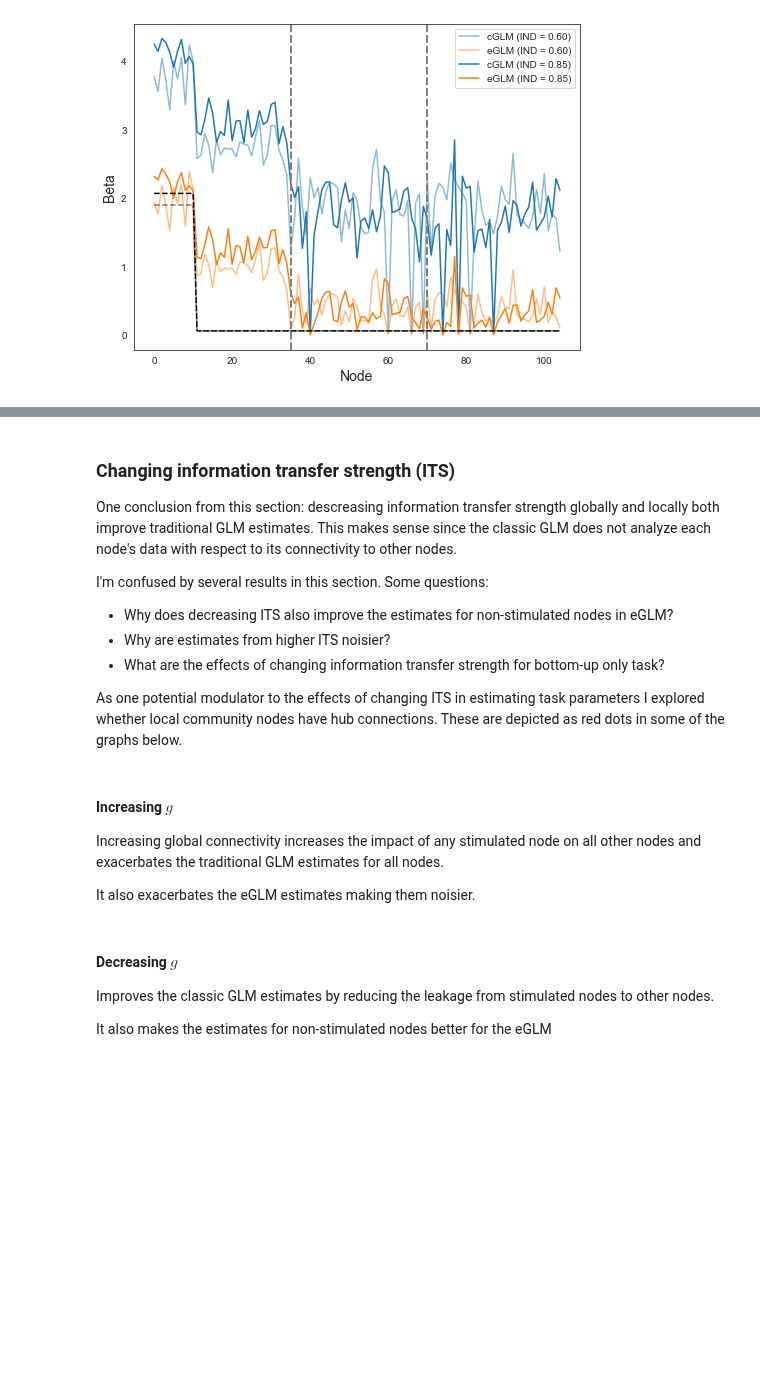
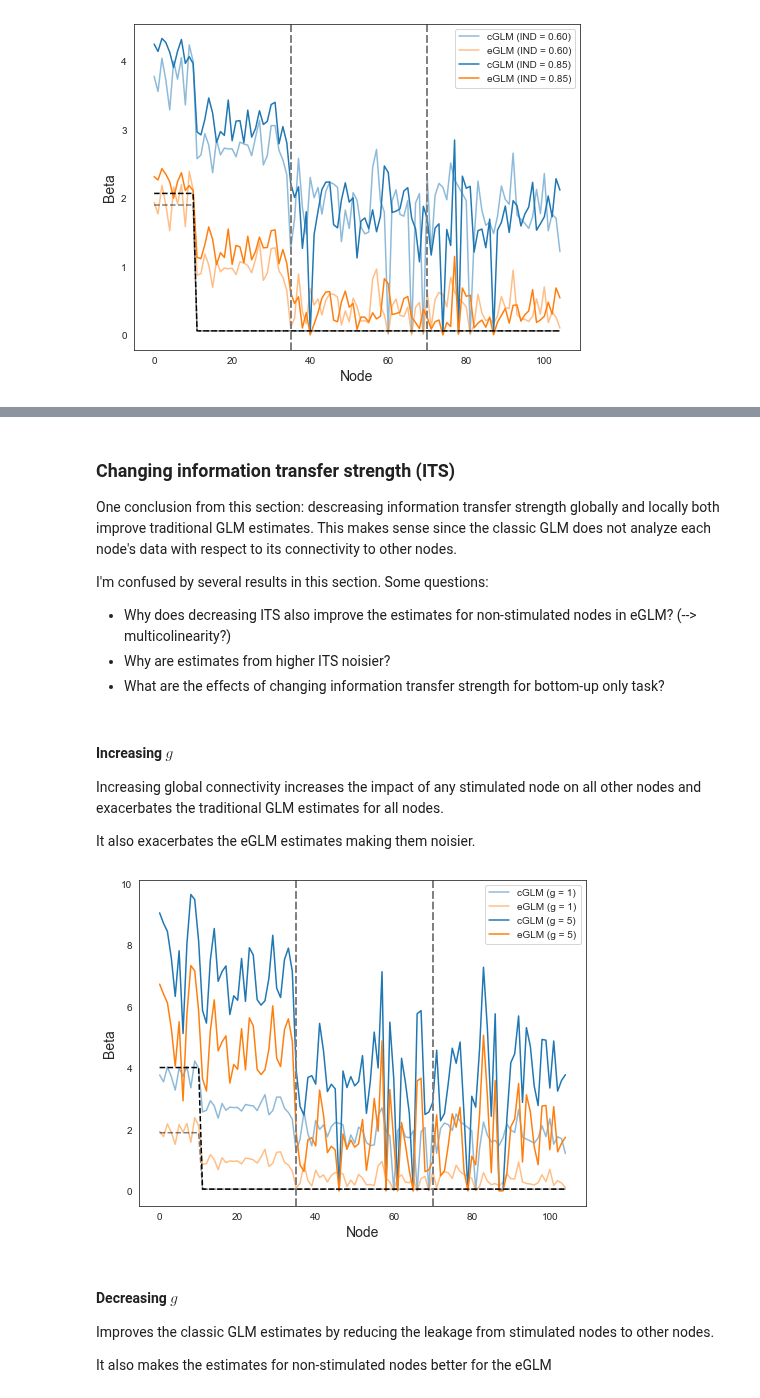
Before and after one commit to zenkavi/DevStudy_FmriNbs, a Jupyter notebook: notebooks/informationtransfermapping/TheoreticalResults/Zenkavi_Simulations/Extended_GLM_neural_network_level.ipynb, the cells around one changed output, grey strips where cells are left out. Saved outputs shown, nothing was run; the diff lists cells and outputs as text; code cells hidden in the pictures; blank space fills up the shorter version.

Commit message:
working on understanding effects of g and multicollinearity

```diff
--- a/notebooks/informationtransfermapping/TheoreticalResults/Zenkavi_Simulations/Extended_GLM_neural_network_level.ipynb
+++ b/notebooks/informationtransfermapping/TheoreticalResults/Zenkavi_Simulations/Extended_GLM_neural_network_level.ipynb
@@ -756,21 +754,21 @@ One conclusion from this section: descreasing information transfer strength glob
 
 I'm confused by several results in this section. Some questions:
 
-- Why does decreasing ITS also improve the estimates for non-stimulated nodes in eGLM?
+- Why does decreasing ITS also improve the estimates for non-stimulated nodes in eGLM? (--> multicolinearity?)
 - Why are estimates from higher ITS noisier?
 - What are the effects of changing information transfer strength for bottom-up only task?
-
-As one potential modulator to the effects of changing ITS in estimating task parameters I explored whether local community nodes have hub connections. These are depicted as red dots in some of the graphs below.
 # %% [markdown]
 #### Increasing $g$
 Increasing global connectivity increases the impact of any stimulated node on all other nodes and exacerbates the traditional GLM estimates for all nodes.
 
 It also exacerbates the eGLM estimates making them noisier.
 # %%
-new_sim = sim_network_task_glm(g = 5)
+new_sim_g5 = sim_network_task_glm(g = 5)
 # %%
 plot_sim_network_glm(data = base_sim, alp = .5, ucr_label="cGLM (g = 1)", ext_label="eGLM (g = 1)")
-plot_sim_network_glm(data = new_sim, ucr_label="cGLM (g = 5)", ext_label="eGLM (g = 5)")
+plot_sim_network_glm(data = new_sim_g5, ucr_label="cGLM (g = 5)", ext_label="eGLM (g = 5)")
+# %% [output]
+[figure, added]
 # %% [markdown]
 #### Decreasing $g$
 
```
Also changed, not shown: parts of 10 cells of this notebook.
